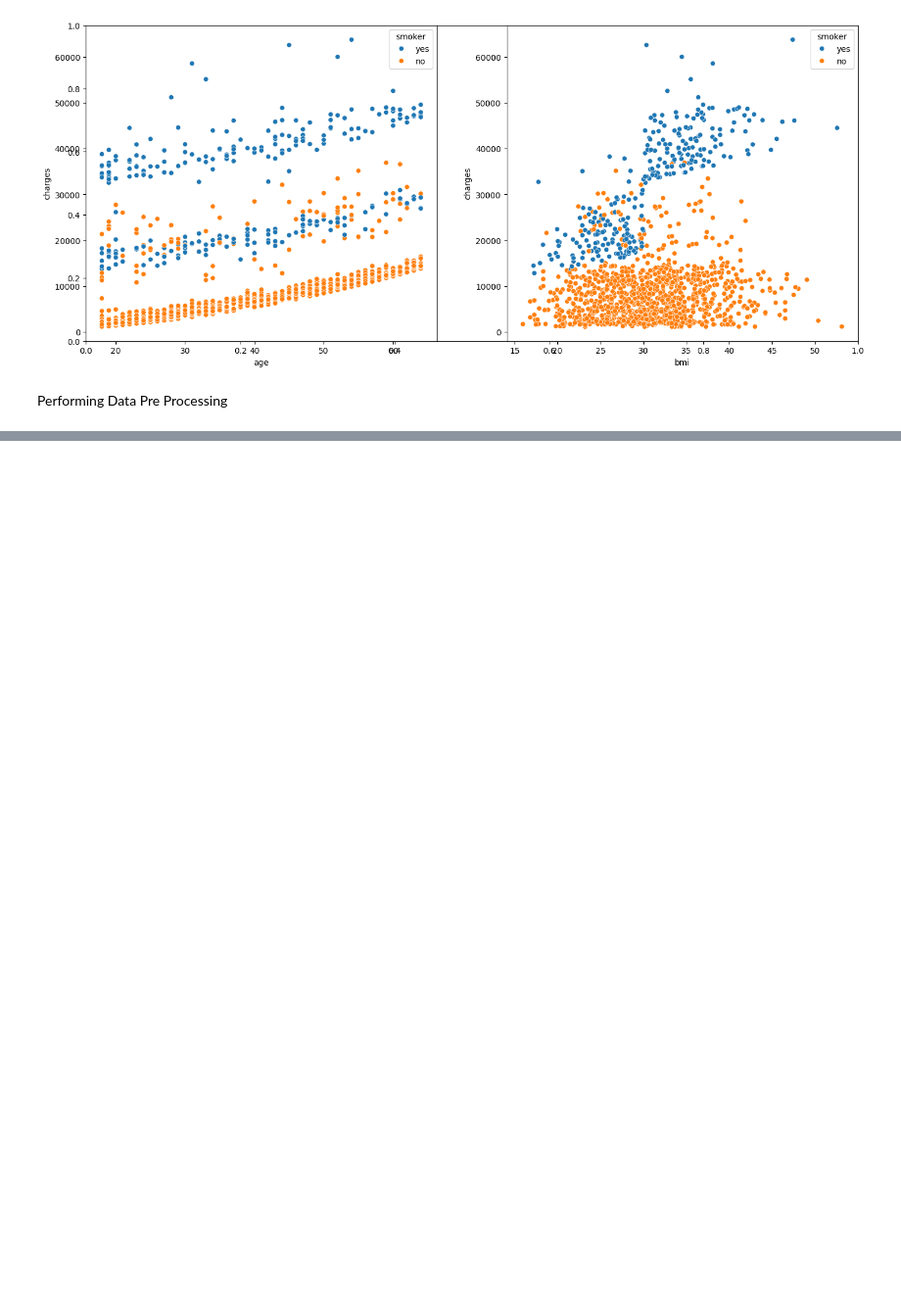
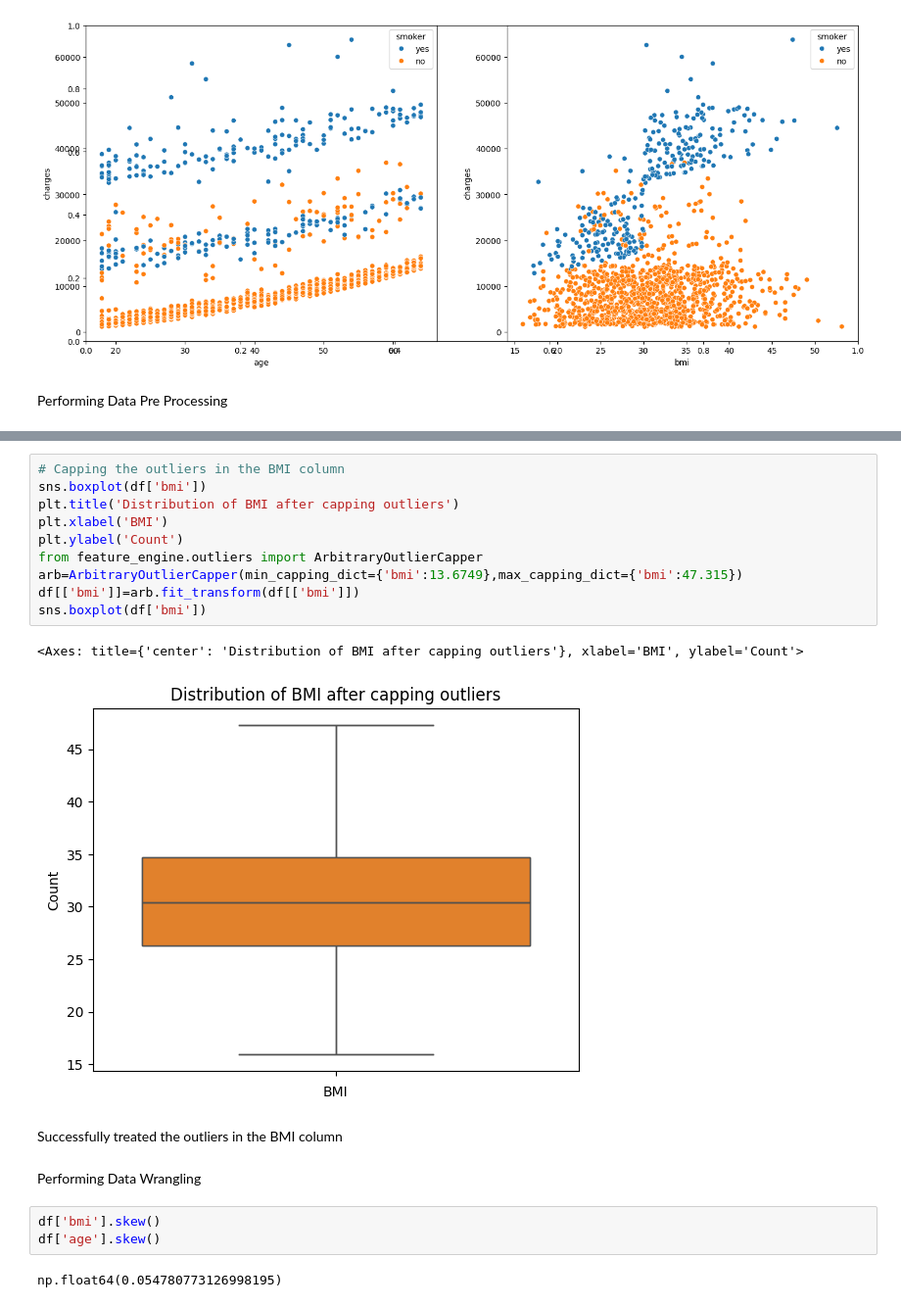
Before and after one commit to anthonybyamugisha/Insurance-Cost-Prediction-Model, a Jupyter notebook: insurance_cost.ipynb, the cells around one changed output, grey strips where cells are left out. Shown at 98% size. Drawn from its saved outputs; the diff is of its cells as text; blank space fills up the shorter version.

```diff
--- a/insurance_cost.ipynb
+++ b/insurance_cost.ipynb
@@ -122,0 +166,22 @@ Performing Data Pre Processing
+# %%
+# Capping the outliers in the BMI column
+sns.boxplot(df['bmi'])
+plt.title('Distribution of BMI after capping outliers')
+plt.xlabel('BMI')
+plt.ylabel('Count')
+from feature_engine.outliers import ArbitraryOutlierCapper
+arb=ArbitraryOutlierCapper(min_capping_dict={'bmi':13.6749},max_capping_dict={'bmi':47.315})
+df[['bmi']]=arb.fit_transform(df[['bmi']])
+sns.boxplot(df['bmi'])
+# %% [output]
+<Axes: title={'center': 'Distribution of BMI after capping outliers'}, xlabel='BMI', ylabel='Count'>
+[figure, added]
+# %% [markdown]
+Successfully treated the outliers in the BMI column
+# %% [markdown]
+Performing Data Wrangling
+# %%
+df['bmi'].skew()
+df['age'].skew()
+# %% [output]
+np.float64(0.054780773126998195)
```
Also changed, not shown: parts of 6 cells of this notebook.
